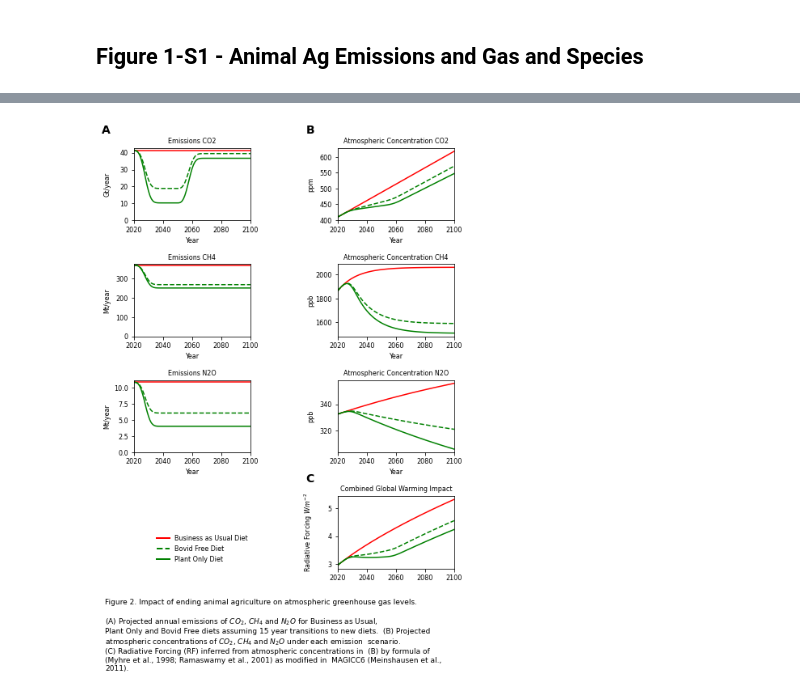
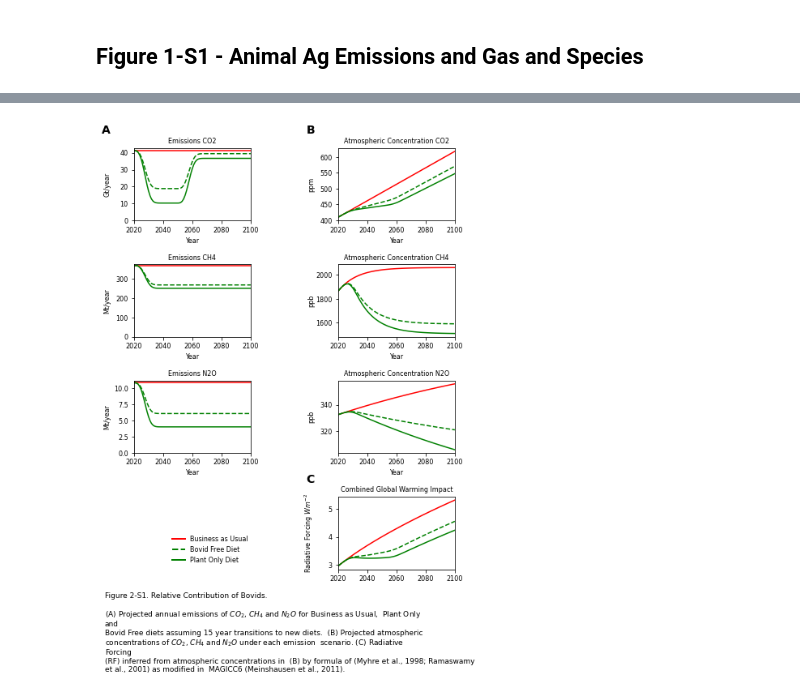
Before and after one commit to mbeisen/LivestockClimateImpact, a Jupyter notebook: PlanetaryReset.ipynb, the cells around one changed output, grey strips where cells are left out. Saved outputs shown, nothing was run; the diff lists cells and outputs as text; code cells hidden in the pictures.

```diff
--- a/PlanetaryReset.ipynb
+++ b/PlanetaryReset.ipynb
@@ -1340,9 +1538,11 @@ cow_milk 70.99893076144075
 figw = 8.5
 figh = 11
 
-labelw = 90
+labelw = 100
 
 cap_fontsize = 9
+
+fc = .97
 
 plt.rc('xtick',labelsize=8)
 plt.rc('ytick',labelsize=8)
@@ -1476,0 +1806,19 @@ production data from FAOSTAT for 2018 and species and product specific land use
+# %%
+plotname = "Figure2"
+plotlabel = r"Figure 2. Impact of ending animal agriculture on atmospheric greenhouse gas levels."
+plotcaption = r'''(A) Projected annual emissions of CO2, CH4 and N2O for Business as Usual and
+Plant Only Diet assuming an immediate cessation (solid lines) or 15 year transition (dashed line) to new diet.
+(B) Projected atmospheric concentrations of CO2, CH4 and N2O under each emission
+scenario.'''
+
+plotcaption = plotcaption.replace("CO2",r"$CO_2$")
+plotcaption = plotcaption.replace("CH4",r"$CH_4$")
+plotcaption = plotcaption.replace("N2O",r"$N_{2}O$")
+
+scen = "Elimination"
+scenlabel = "Plant Only Diet"
+scen2 = "Phaseout"
+scen2label = "Bovid Free Diet"
+
+
+Figure2(plotname,plotlabel,plotcaption,scen,scenlabel,scen2,scen2label)
@@ -1484,7 +2308,7 @@ with PdfPages(pdffile) as pdf:
     figw = 8.5
     figh = 11
 
-    fig = plt.figure(figsize = (figw,figh))
+    fig = plt.figure(figsize = (figw,figh),facecolor=(fc,fc,fc))
 
     panelw = 3
     panelh = panelw/1.61
@@ -1639,4 +2463,5 @@ GLEAM (MacLeod et al., 2018).'''
 
 
     pdf.savefig()
+    plt.savefig(pdffile.replace('pdf','png'),dpi=300)
 # %% [output]
@@ -1648,5 +2469,5 @@ Function creates different versions for different subsets of data
 # %%
-def Figure2(plotname,plotlabel,plotcaption,scen,scenlabel,scen2="",scen2label=""):
+def Figure2_Supp(plotname,plotlabel,plotcaption,scen,scenlabel,scen2="",scen2label=""):
 
     pdffile = "Figures/%s.pdf" % plotname
 
@@ -1748,7 +2569,7 @@ def Figure2(plotname,plotlabel,plotcaption,scen,scenlabel,scen2="",scen2label=""
         ]
 
         legend_labels = [
-            'Business as Usual Diet',
+            'Business as Usual',
             scenlabel,
         ]
 
@@ -1760,7 +2581,7 @@ def Figure2(plotname,plotlabel,plotcaption,scen,scenlabel,scen2="",scen2label=""
             ]
 
             legend_labels = [
-                'Business as Usual Diet',
+                'Business as Usual',
                 scen2label,
                 scenlabel,
             ]
@@ -1777,27 +2598,28 @@ def Figure2(plotname,plotlabel,plotcaption,scen,scenlabel,scen2="",scen2label=""
         plt.figtext(1/figw, 1/figh, annot_txt, horizontalalignment='left', verticalalignment='bottom', fontsize=cap_fontsize, multialignment='left', wrap="True")
 
         pdf.savefig()
+        plt.savefig(pdffile.replace('pdf','png'),dpi=300)
 # %%
-plotname = "Figure2"
-plotlabel = r"Figure 2. Impact of ending animal agriculture on atmospheric greenhouse gas levels."
+plotname = "Figure2-S1"
+plotlabel = r"Figure 2-S1. Relative Contribution of Bovids."
 plotcaption = r'''(A) Projected annual emissions of CO2, CH4 and N2O for Business as Usual,
 Plant Only and Bovid Free diets assuming 15 year transitions to new diets.
 (B) Projected atmospheric concentrations of CO2, CH4 and N2O under each emission
 scenario. (C) Radiative Forcing (RF) inferred from atmospheric concentrations in
 (B) by formula of (Myhre et al., 1998; Ramaswamy et al., 2001) as modified in
 MAGICC6 (Meinshausen et al., 2011).'''
 
 plotcaption = plotcaption.replace("CO2",r"$CO_2$")
 plotcaption = plotcaption.replace("CH4",r"$CH_4$")
 plotcaption = plotcaption.replace("N2O",r"$N_{2}O$")
 
 scen = "Phaseout"
 scenlabel = "Plant Only Diet"
 scen2 = "Phaseout|Bovid"
 scen2label = "Bovid Free Diet"
 
 
-Figure2(plotname,plotlabel,plotcaption,scen,scenlabel,scen2,scen2label)
+Figure2_Supp(plotname,plotlabel,plotcaption,scen,scenlabel,scen2,scen2label)
 # %% [output]
-[figure, old version]
+[figure, new version]
 # %%
```
Also changed, not shown: parts of 71 cells of this notebook, 30 other files.
